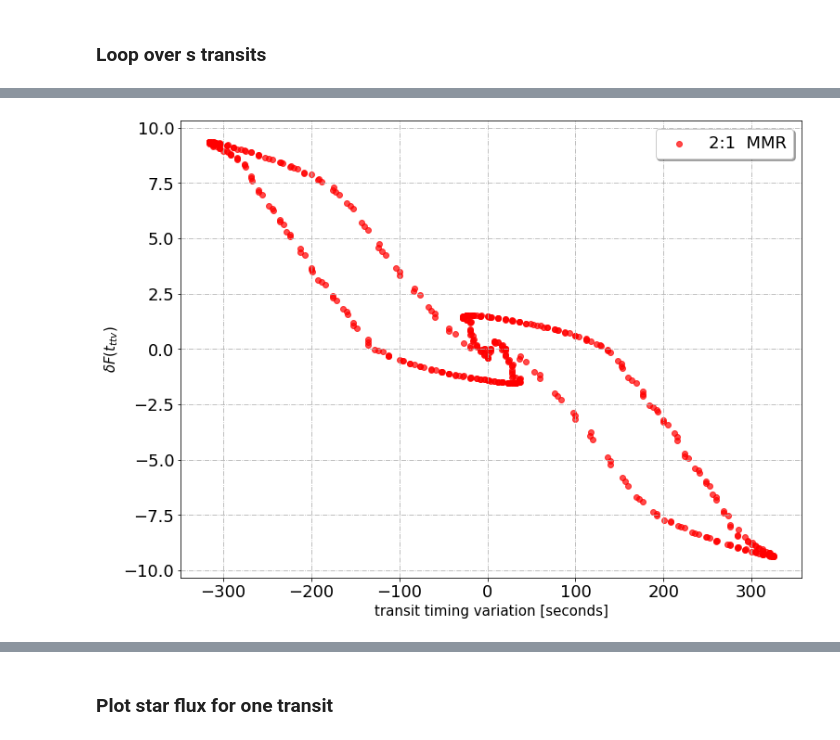
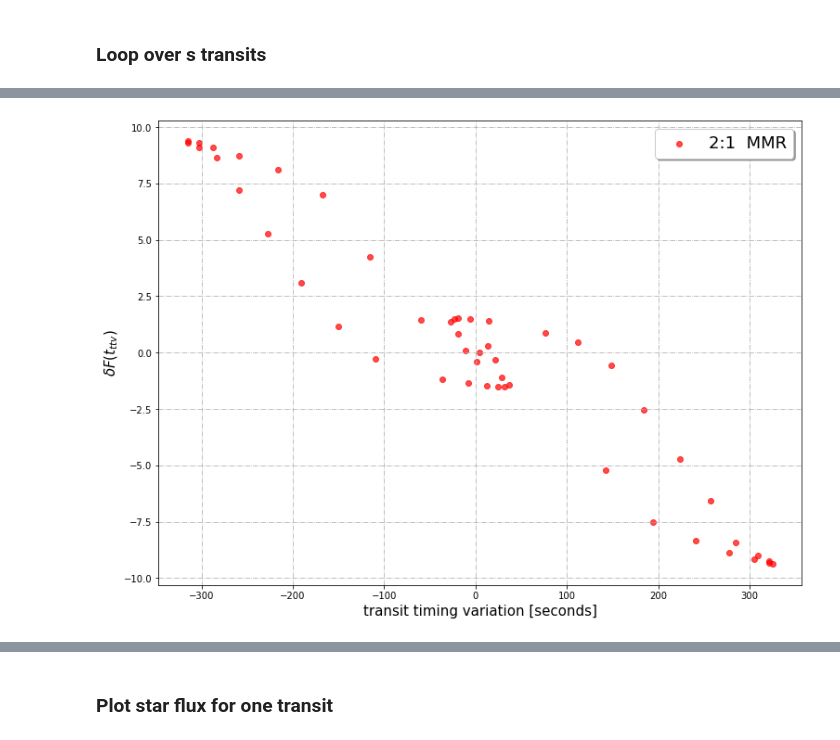
Before and after one commit to Rtut654/SputnikMoments, a Jupyter notebook: SputnikMoment.ipynb, the cells around one changed output, grey strips where cells are left out. Cells and saved outputs as stored; diff of their text form; code cells hidden in the pictures.

```diff
--- a/SputnikMoment.ipynb
+++ b/SputnikMoment.ipynb
@@ -58,7 +58,7 @@ Rsat[0]=1738# {Радиус спутника-1 в км}
 Rsat[1]=1450# {Радиус спутника-2 в км}
 Rsat[2]=1950#
 Alb=0.3#
-s=500# {Число транзитов системы спутники-планета}
+s=50# {Число транзитов системы спутники-планета}
 tint=6500# {Время усреднения яркости до/после затмения в сек}
 delJ=0.000007#{Погрешность измения яркости, случайная добавка принимает значения от delJ до +delJ, всегда равна нулю при delt=0}
 delt=6# {Погрешность изменения времени транзита, принимает значения от -delt до +delt, в сек}
@@ -419,16 +407,16 @@ fig.tight_layout(h_pad=5,w_pad=10)
 # %%
 fig, ax = plt.subplots()
 ax.scatter(x, y, alpha=0.7,c='r',label='2:1  MMR')
 
 ax.set_xlabel(r'transit timing variation [seconds]', fontsize=15)
 ax.set_ylabel(r'$\delta F(t_{ttv})$', fontsize=15)
 # ax.set_title('Earth - Moon system TTV - BF',fontsize=17)
 fig.set_size_inches(11,8)
 # ax.tick_params(axis='x', labelsize=18)
-matplotlib.rc('font', size=18)
+plt.rc('font', size=18)
 ax.legend(shadow=True)
 ax.grid(True,ls='-.')
 fig.tight_layout(h_pad=5,w_pad=10)
 # %% [output]
-[figure, old version]
+[figure, new version]
 # %%
```
Also changed, not shown: parts of 8 cells of this notebook.
